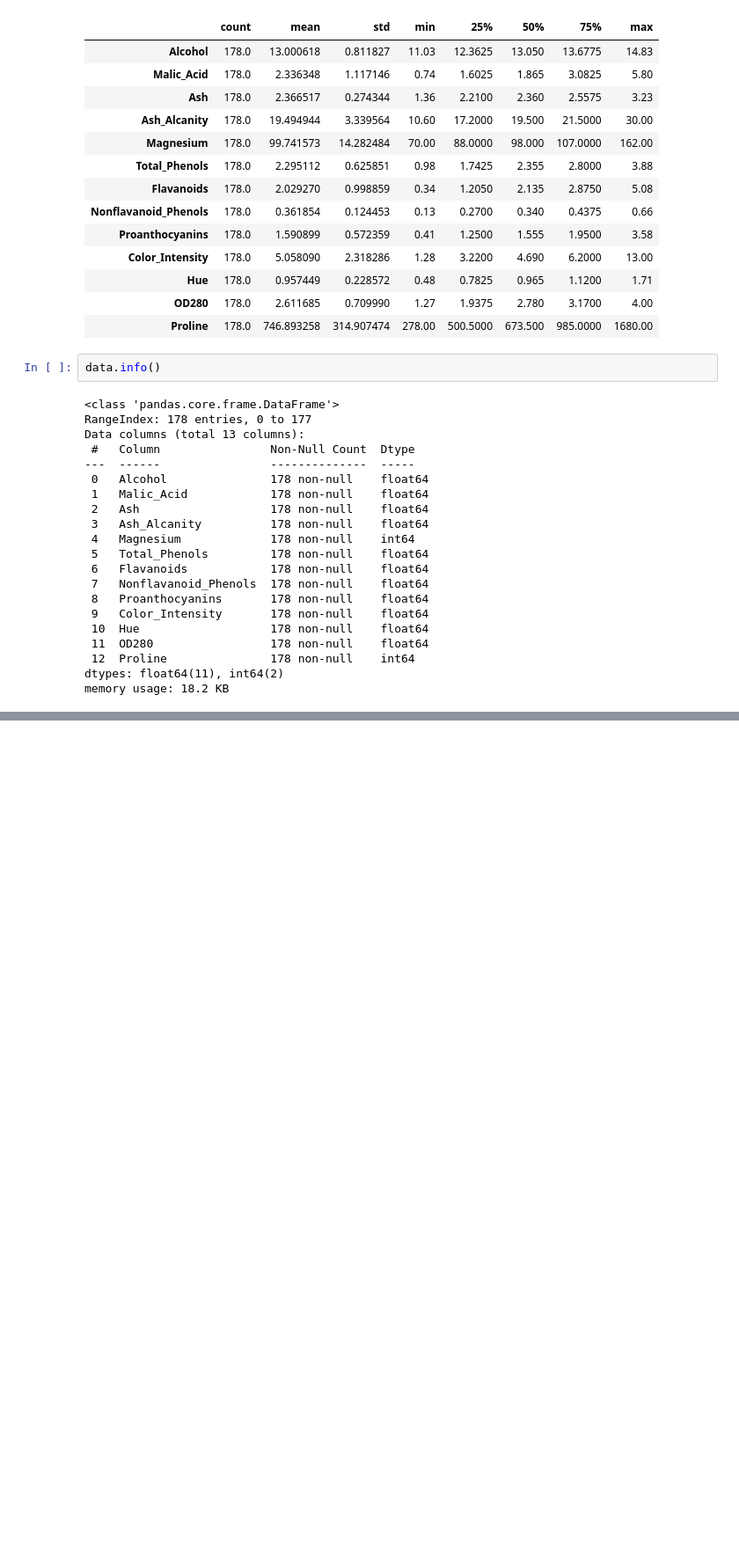
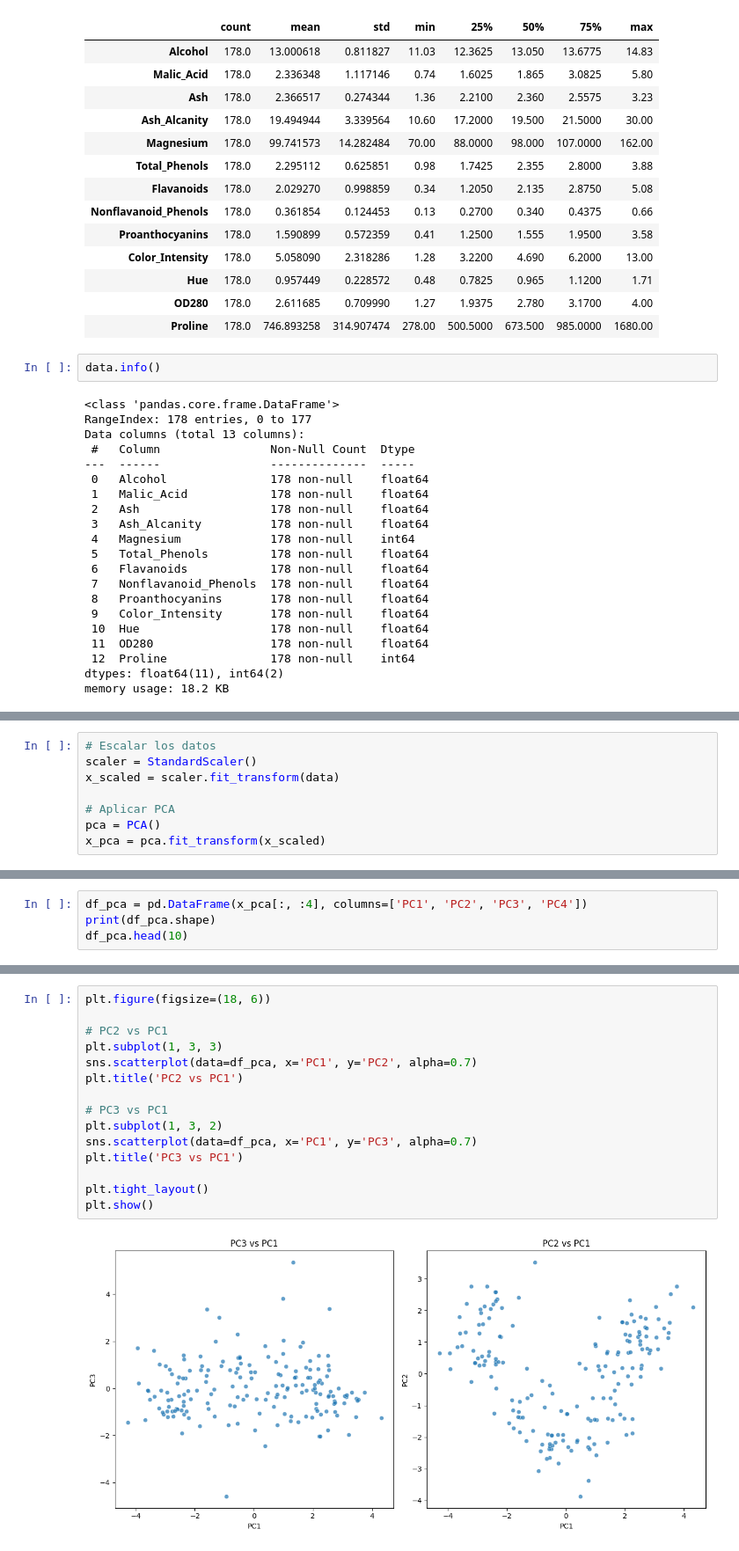
Before and after one commit to sophyupegui/DataScience, a Jupyter notebook: Wine/q3.ipynb, the cells around one changed output, grey strips where cells are left out. Shown at 88% size. Cells and saved outputs as stored; diff of their text form; blank space fills up the shorter version.

```diff
--- a/Wine/q3.ipynb
+++ b/Wine/q3.ipynb
@@ -107,0 +127,8 @@ memory usage: 18.2 KB
+# %%
+# Escalar los datos
+scaler = StandardScaler()
+x_scaled = scaler.fit_transform(data)
+
+# Aplicar PCA
+pca = PCA()
+x_pca = pca.fit_transform(x_scaled)
@@ -107,0 +137,4 @@ memory usage: 18.2 KB
+# %%
+df_pca = pd.DataFrame(x_pca[:, :4], columns=['PC1', 'PC2', 'PC3', 'PC4'])
+print(df_pca.shape)
+df_pca.head(10)
@@ -107,0 +154,17 @@ memory usage: 18.2 KB
+# %%
+plt.figure(figsize=(18, 6))
+
+# PC2 vs PC1
+plt.subplot(1, 3, 3)
+sns.scatterplot(data=df_pca, x='PC1', y='PC2', alpha=0.7)
+plt.title('PC2 vs PC1')
+
+# PC3 vs PC1
+plt.subplot(1, 3, 2)
+sns.scatterplot(data=df_pca, x='PC1', y='PC3', alpha=0.7)
+plt.title('PC3 vs PC1')
+
+plt.tight_layout()
+plt.show()
+# %% [output]
+[figure, added]
```
Also changed, not shown: parts of 20 cells of this notebook.
